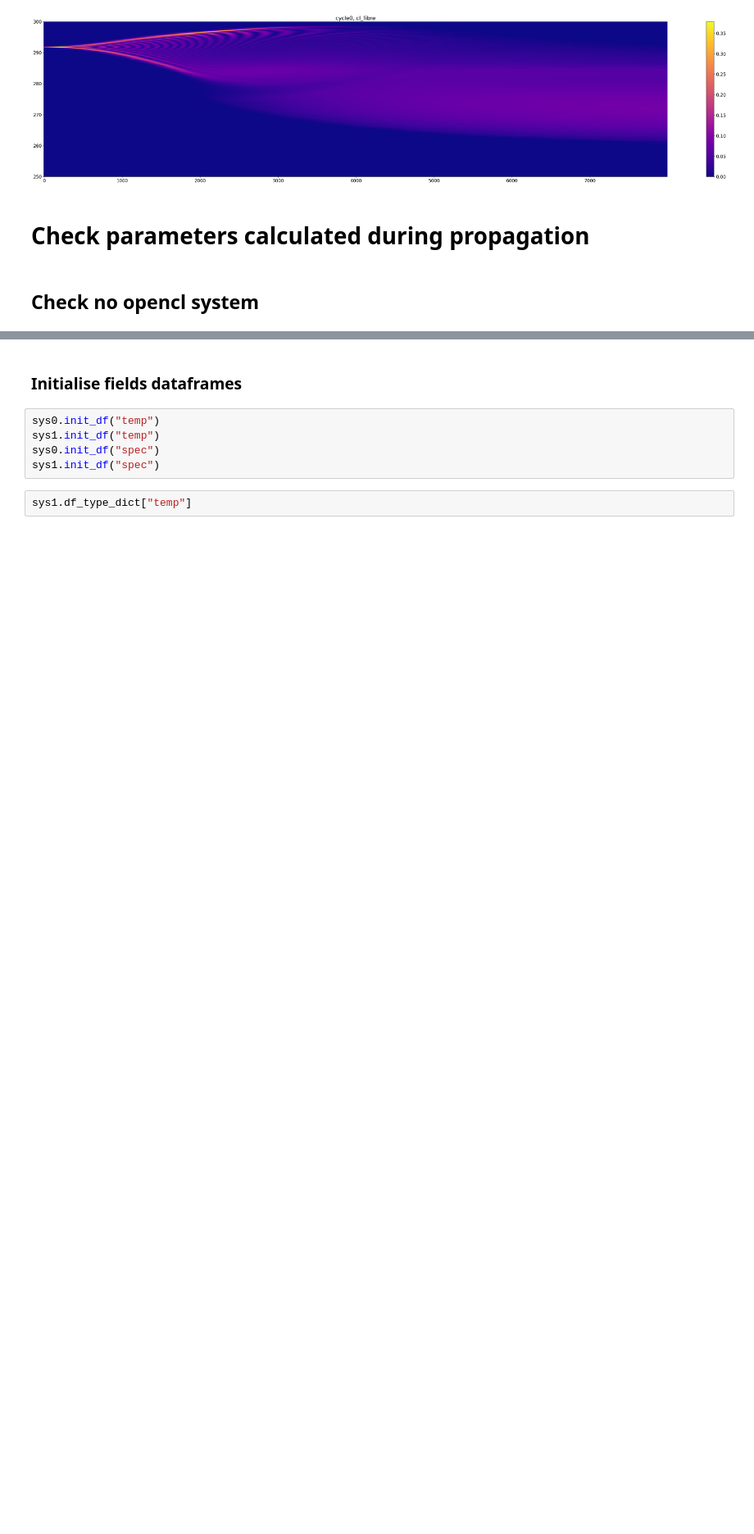
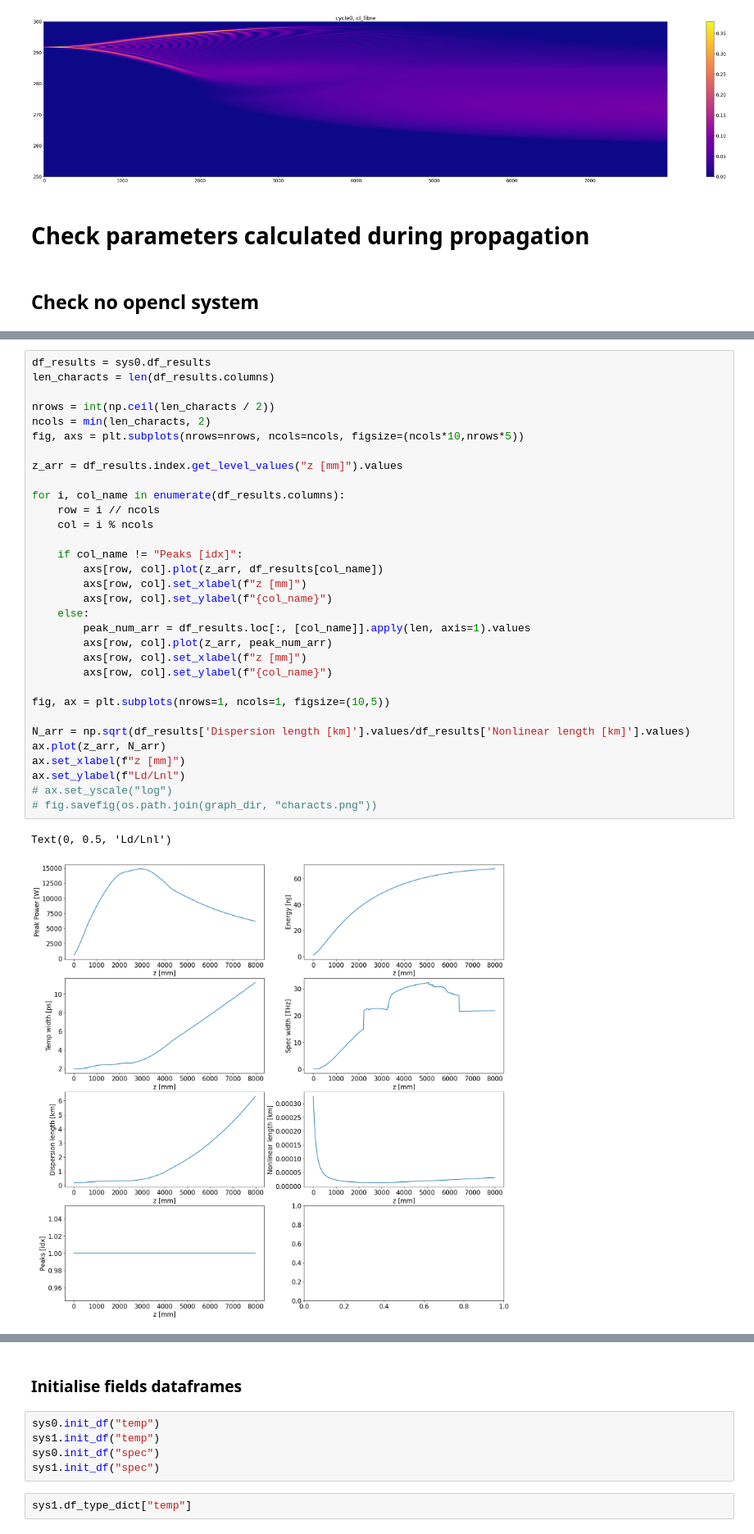
Before and after one commit to KarinaSaraeva/pyofssChanged, a Jupyter notebook: examples/nonlinear_attractor.ipynb, the cells around one changed output, grey strips where cells are left out. Shown at 82% size. Cells and saved outputs as stored; diff of their text form; blank space fills up the shorter version.

```diff
--- a/examples/nonlinear_attractor.ipynb
+++ b/examples/nonlinear_attractor.ipynb
@@ -263,0 +270,35 @@ sys1.df_results
+# %%
+df_results = sys0.df_results
+len_characts = len(df_results.columns)
+
+nrows = int(np.ceil(len_characts / 2))
+ncols = min(len_characts, 2)
+fig, axs = plt.subplots(nrows=nrows, ncols=ncols, figsize=(ncols*10,nrows*5))
+
+z_arr = df_results.index.get_level_values("z [mm]").values
+
+for i, col_name in enumerate(df_results.columns):
+    row = i // ncols
+    col = i % ncols
+
+    if col_name != "Peaks [idx]":
+        axs[row, col].plot(z_arr, df_results[col_name])
+        axs[row, col].set_xlabel(f"z [mm]")
+        axs[row, col].set_ylabel(f"{col_name}")
+    else:
+        peak_num_arr = df_results.loc[:, [col_name]].apply(len, axis=1).values
+        axs[row, col].plot(z_arr, peak_num_arr)
+        axs[row, col].set_xlabel(f"z [mm]")
+        axs[row, col].set_ylabel(f"{col_name}")
+
+fig, ax = plt.subplots(nrows=1, ncols=1, figsize=(10,5))
+
+N_arr = np.sqrt(df_results['Dispersion length [km]'].values/df_results['Nonlinear length [km]'].values)
+ax.plot(z_arr, N_arr)
+ax.set_xlabel(f"z [mm]")
+ax.set_ylabel(f"Ld/Lnl")
+# ax.set_yscale("log")
+# fig.savefig(os.path.join(graph_dir, "characts.png"))
+# %% [output]
+Text(0, 0.5, 'Ld/Lnl')
+[figure, added]
```
Also changed, not shown: parts of 12 cells of this notebook, 5 other files.
